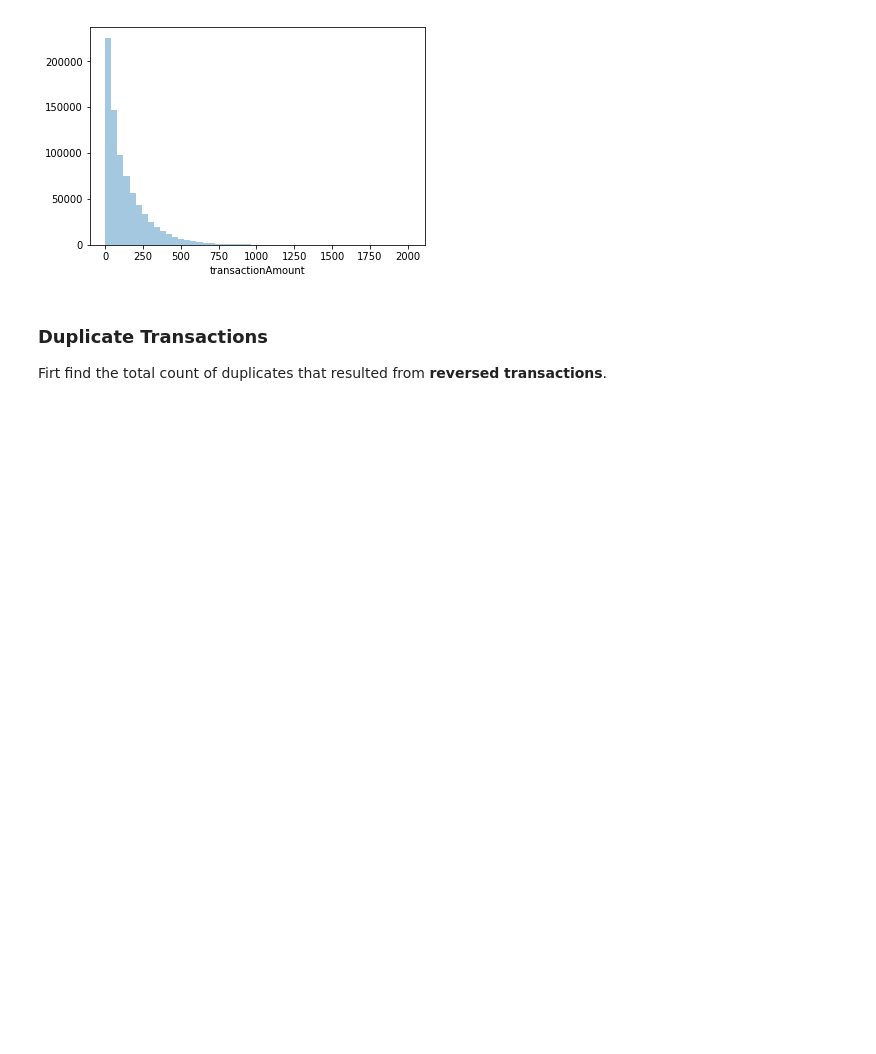
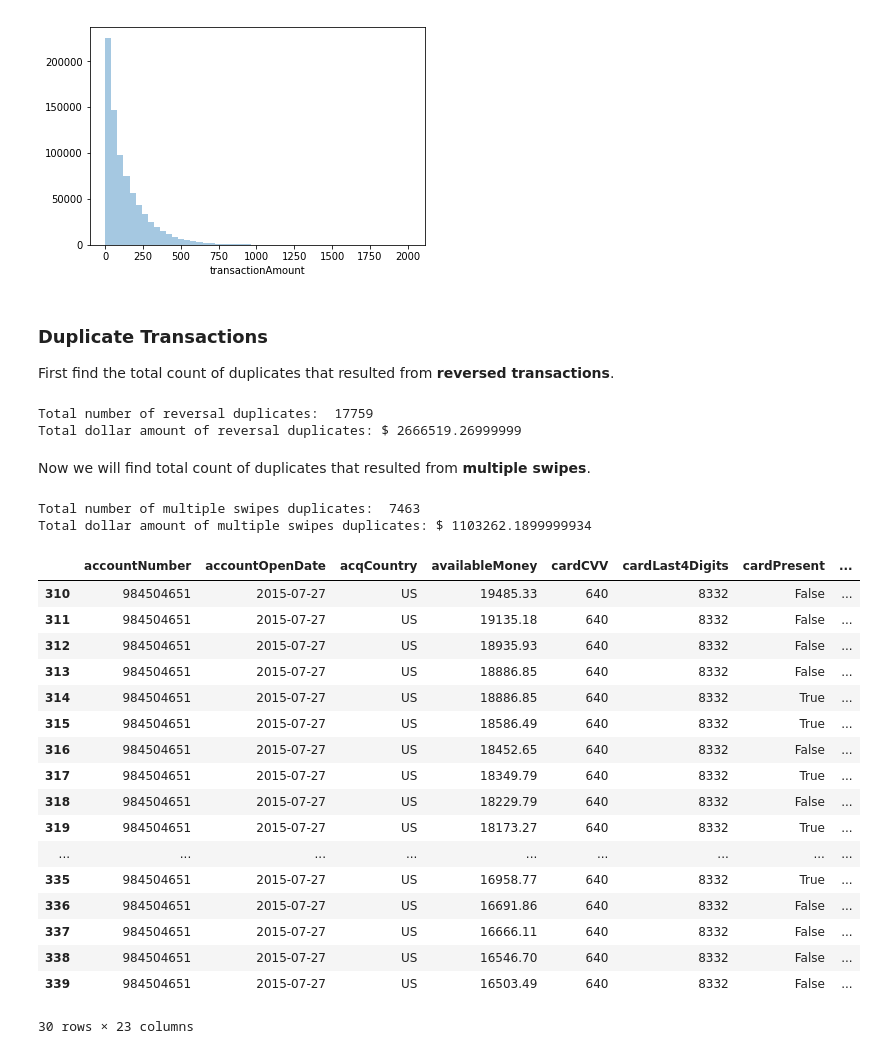
Before and after one commit to sami001/credit-transaction-fraud-detection, a Jupyter notebook: DataScienceChallenge-CardTransactions.ipynb, the cells around one changed output. Cells and saved outputs as stored; diff of their text form; code cells hidden in the pictures; blank space fills up the shorter version.

Commit message:
added duplicated detection

```diff
--- a/DataScienceChallenge-CardTransactions.ipynb
+++ b/DataScienceChallenge-CardTransactions.ipynb
@@ -110,13 +110,14 @@ plt.show()
 # %% [markdown]
 ### Duplicate Transactions
 
-Firt find the total count of duplicates that resulted from **reversed transactions**.
+First find the total count of duplicates that resulted from **reversed transactions**.
 # %%
 dfUniqueTransaction = df[['accountNumber', 'merchantName', 'transactionType', 'transactionAmount', 'transactionDateTime']]
 dfPurchase = dfUniqueTransaction[df['transactionType'] == 'PURCHASE']
 dfReversal = dfUniqueTransaction[df['transactionType'] == 'REVERSAL']
 
 totalReversedDuplicates = 0
+totalReversedDuplicatesAmount = 0
 
 dfPurchaseSameAccount = None
 prevAccountNumber = None
@@ -127,5 +128,68 @@ for _, row in dfReversal.iterrows():
         prevAccountNumber = row['accountNumber']
     if ((dfPurchaseSameAccount['transactionAmount'] == row['transactionAmount']) & (dfPurchaseSameAccount['merchantName'] == row['merchantName']) & (row['transactionDateTime'] > dfPurchaseSameAccount['transactionDateTime'])).any():
         totalReversedDuplicates += 1
+        totalReversedDuplicatesAmount += row['transactionAmount']
 
 print('Total number of reversal duplicates: ', totalReversedDuplicates)
+print('Total dollar amount of reversal duplicates: $', totalReversedDuplicatesAmount)
+# %% [output]
+Total number of reversal duplicates:  17759
+Total dollar amount of reversal duplicates: $ 2666519.26999999
+# %% [markdown]
+Now we will find total count of duplicates that resulted from **multiple swipes**.
+# %%
+dfUniqueTransaction = df[['accountNumber', 'merchantName', 'transactionType', 'transactionAmount', 'transactionDateTime']]
+dfPurchase = dfUniqueTransaction[dfUniqueTransaction['transactionType'] == 'PURCHASE']
+dfPurchase =dfPurchase.reset_index(drop=True)
+
+totalMultiSwipeDuplicates = 0
+totalMultiSwipeDuplicatesAmount = 0
+
+lastSeenDuplicateTransaction = -1
+
+for index1, row in dfPurchase.iterrows():
+
+    if index1 < lastSeenDuplicateTransaction:
+        continue
+
+    for index2 in range(index1+1, dfPurchase.shape[0]):
+        if row['accountNumber'] != dfPurchase.iloc[index2]['accountNumber']:
+            break
+        t1 = pd.to_datetime(row['transactionDateTime'])
+        t2 = pd.to_datetime(dfPurchase.iloc[index2]['transactionDateTime'])
+
+
+        if pd.Timedelta(t2 - t1).seconds > 300:
+            break
+
+        if (row['merchantName'] == dfPurchase.iloc[index2]['merchantName']) and (row['transactionAmount'] == dfPurchase.iloc[index2]['transactionAmount']):
+            totalMultiSwipeDuplicates += 1
+            totalMultiSwipeDuplicatesAmount += row['transactionAmount']
+            lastSeenDuplicateTransaction = index2
+
+print('Total number of multiple swipes duplicates: ', totalMultiSwipeDuplicates)
+print('Total dollar amount of multiple swipes duplicates: $', totalMultiSwipeDuplicatesAmount)
+# %% [output]
+Total number of multiple swipes duplicates:  7463
+Total dollar amount of multiple swipes duplicates: $ 1103262.1899999934
+# %%
+df[310:340]
+# %% [output]
+|  | accountNumber | accountOpenDate | acqCountry | availableMoney | cardCVV | cardLast4Digits | cardPresent | ... |
+| 310 | 984504651 | 2015-07-27 | US | 19485.33 | 640 | 8332 | False | ... |
+| 311 | 984504651 | 2015-07-27 | US | 19135.18 | 640 | 8332 | False | ... |
+| 312 | 984504651 | 2015-07-27 | US | 18935.93 | 640 | 8332 | False | ... |
+| 313 | 984504651 | 2015-07-27 | US | 18886.85 | 640 | 8332 | False | ... |
+| 314 | 984504651 | 2015-07-27 | US | 18886.85 | 640 | 8332 | True | ... |
+| 315 | 984504651 | 2015-07-27 | US | 18586.49 | 640 | 8332 | True | ... |
+| 316 | 984504651 | 2015-07-27 | US | 18452.65 | 640 | 8332 | False | ... |
+| 317 | 984504651 | 2015-07-27 | US | 18349.79 | 640 | 8332 | True | ... |
+| 318 | 984504651 | 2015-07-27 | US | 18229.79 | 640 | 8332 | False | ... |
+| 319 | 984504651 | 2015-07-27 | US | 18173.27 | 640 | 8332 | True | ... |
+| ... | ... | ... | ... | ... | ... | ... | ... | ... |
+| 335 | 984504651 | 2015-07-27 | US | 16958.77 | 640 | 8332 | True | ... |
+| 336 | 984504651 | 2015-07-27 | US | 16691.86 | 640 | 8332 | False | ... |
+| 337 | 984504651 | 2015-07-27 | US | 16666.11 | 640 | 8332 | False | ... |
+| 338 | 984504651 | 2015-07-27 | US | 16546.70 | 640 | 8332 | False | ... |
+| 339 | 984504651 | 2015-07-27 | US | 16503.49 | 640 | 8332 | False | ... |
+30 rows × 23 columns
```
Also changed, not shown: parts of 1 cell of this notebook.
